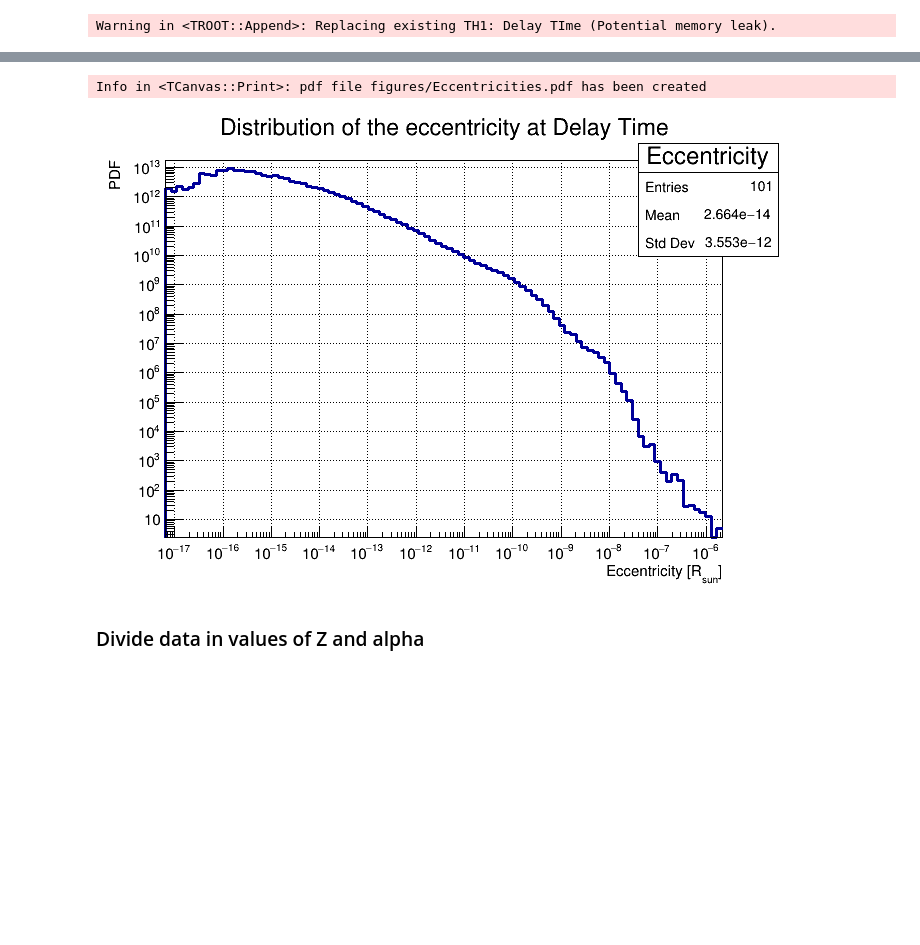
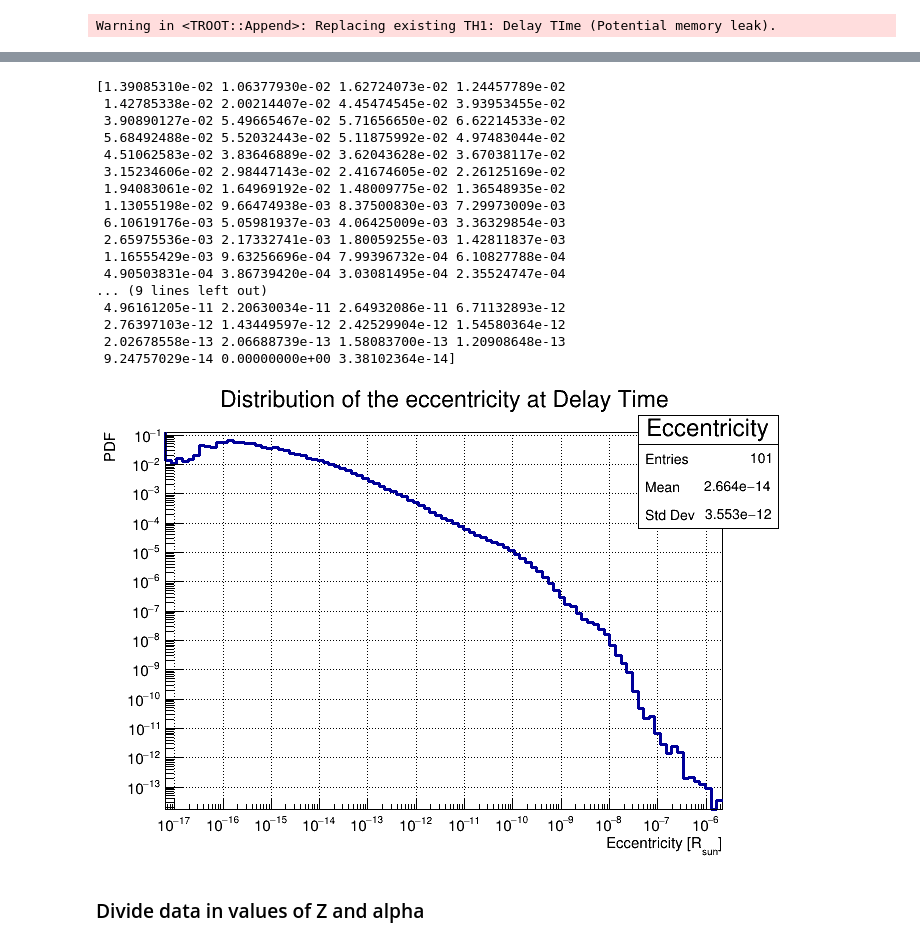
Before and after one commit to Bahadoram/Delay-Time-Dist.-of-Compact-Binary-Objects, a Jupyter notebook: distribution_fitting.ipynb, the cells around one changed output, grey strips where cells are left out. Drawn from its saved outputs; the diff is of its cells as text; code cells hidden in the pictures; blank space fills up the shorter version.

```diff
--- a/distribution_fitting.ipynb
+++ b/distribution_fitting.ipynb
@@ -24,6 +24,7 @@ BHBH       = pd.read_csv(dir+file1)
 # compute total mass and reduced mass
 BHBH[  'Mass_total'] = BHBH.Mass_0 + BHBH.Mass_1
 BHBH['Mass_reduced'] = BHBH.Mass_0 * BHBH.Mass_1 / (BHBH.Mass_0 + BHBH.Mass_1)
+BHBH['BWorldtime'] *= 10**3
 # %%
 BHBH.head()
 # %% [output]
@@ -428,34 +450,53 @@ b                         =     -1.05122   +/-   0.0551674
 # %%
 nbins = 100
 
-b = np.logspace(np.log10(min(BHBH['Eccentricity_Delay'][abs(BHBH['Eccentricity_Delay'])<1e-2])), np.log10(max(BHBH['Eccentricity_Delay'][BHBH['Eccentricity_Delay']<1e-2])), nbins)
-entries, edges = np.histogram(BHBH['Eccentricity_Delay'][abs(BHBH['Eccentricity_Delay'])<1e-2], bins=b, density=True)
+b = np.logspace(np.log10(min(BHBH['Eccentricity_Delay'][abs(BHBH['Eccentricity_Delay'])<.01e-1])), np.log10(max(BHBH['Eccentricity_Delay'][abs(BHBH['Eccentricity_Delay'])<.01e-1])), nbins)
+entries, edges = np.histogram(BHBH['Eccentricity_Delay'][abs(BHBH['Eccentricity_Delay'])<.01e-1], bins=b, density=True)
+entries = entries / entries.sum()
 # calculate bin centers
 bin_centers = 0.5 * (edges[:-1] + edges[1:])
+
+print(entries)
 
 c = ROOT.TCanvas()
 
 root_hist = np.zeros(nbins+1,dtype=float)
 root_hist[1:-1] = entries
 h = ROOT.TH1D('Eccentricity','hist',nbins-1,edges)
 h.SetContent(root_hist)
 h.SetTitle("Distribution of the eccentricity at Delay Time;Eccentricity [R_{sun}];PDF")
 
 c.Draw()
 c.SetGrid()
 h.Draw()
 
 ROOT.gPad.SetLogy()
 ROOT.gPad.SetLogx()
 
 h.GetXaxis().SetTitleOffset(1.4)
 h.SetLineWidth(3)
 
 ROOT.gStyle.SetOptFit(True)
-c.SaveAs('figures/Eccentricities.pdf')
+#c.SaveAs('figures/Eccentricities.pdf')
 # %% [output]
-Info in <TCanvas::Print>: pdf file figures/Eccentricities.pdf has been created
+[1.39085310e-02 1.06377930e-02 1.62724073e-02 1.24457789e-02
+ 1.42785338e-02 2.00214407e-02 4.45474545e-02 3.93953455e-02
+ 3.90890127e-02 5.49665467e-02 5.71656650e-02 6.62214533e-02
+ 5.68492488e-02 5.52032443e-02 5.11875992e-02 4.97483044e-02
+ 4.51062583e-02 3.83646889e-02 3.62043628e-02 3.67038117e-02
+ 3.15234606e-02 2.98447143e-02 2.41674605e-02 2.26125169e-02
+ 1.94083061e-02 1.64969192e-02 1.48009775e-02 1.36548935e-02
+ 1.13055198e-02 9.66474938e-03 8.37500830e-03 7.29973009e-03
+ 6.10619176e-03 5.05981937e-03 4.06425009e-03 3.36329854e-03
+ 2.65975536e-03 2.17332741e-03 1.80059255e-03 1.42811837e-03
+ 1.16555429e-03 9.63256696e-04 7.99396732e-04 6.10827788e-04
+ 4.90503831e-04 3.86739420e-04 3.03081495e-04 2.35524747e-04
+... (9 lines left out)
+ 4.96161205e-11 2.20630034e-11 2.64932086e-11 6.71132893e-12
+ 2.76397103e-12 1.43449597e-12 2.42529904e-12 1.54580364e-12
+ 2.02678558e-13 2.06688739e-13 1.58083700e-13 1.20908648e-13
+ 9.24757029e-14 0.00000000e+00 3.38102364e-14]
-[figure, old version]
+[figure, new version]
 # %% [markdown]
 ### Divide data in values of Z and alpha
 # %%
```
Also changed, not shown: parts of 12 cells of this notebook, 2 other files.
